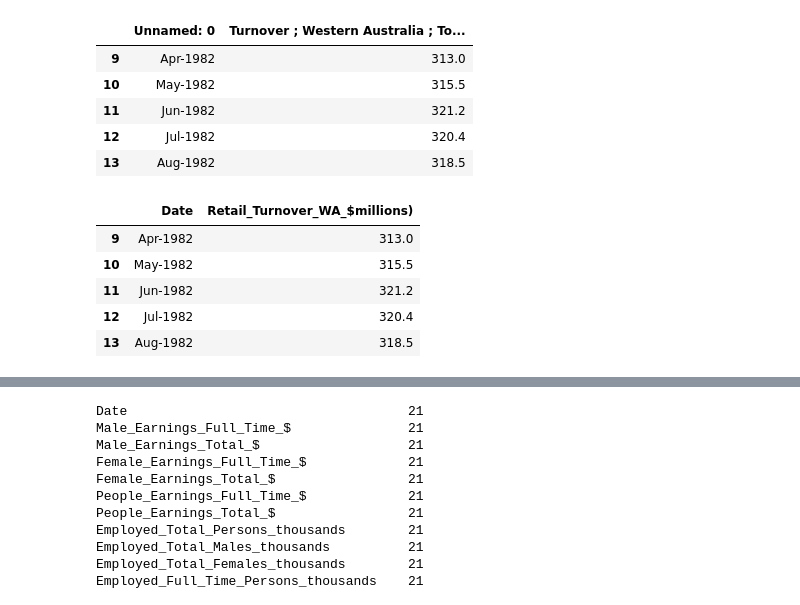
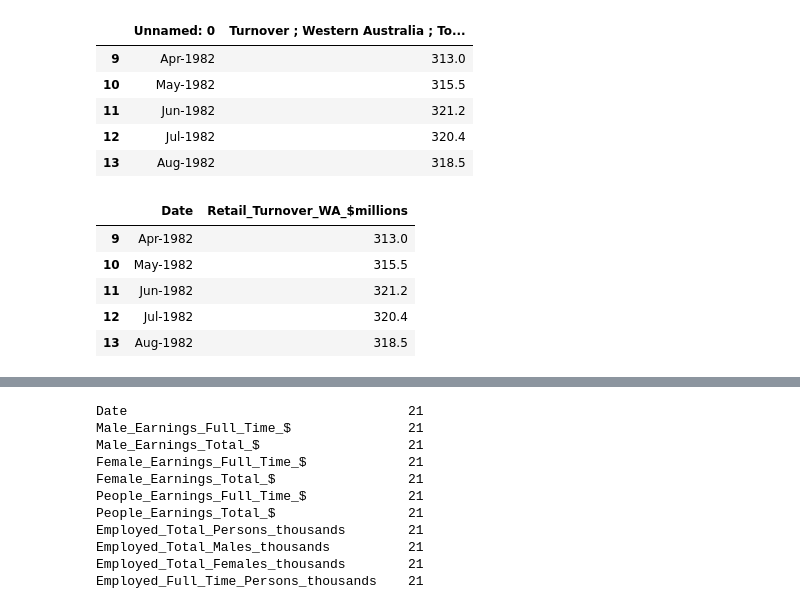
Before and after one commit to EmilyCoxon/Project-2, a Jupyter notebook: ETL_original_code.ipynb, the cells around one changed output, grey strips where cells are left out. Cells and saved outputs as stored; diff of their text form; code cells hidden in the pictures.

```diff
--- a/ETL_original_code.ipynb
+++ b/ETL_original_code.ipynb
@@ -208,10 +208,10 @@ retail_turnover_reduced.head()
 | 13 | Aug-1982 | 318.5 |
 # %%
 #rename headers
-retail_turnover_reduced.columns = ['Date', 'Retail_Turnover_WA_$millions)']
+retail_turnover_reduced.columns = ['Date', 'Retail_Turnover_WA_$millions']
 retail_turnover_reduced.head()
 # %% [output]
-|  | Date | Retail_Turnover_WA_$millions) |
+|  | Date | Retail_Turnover_WA_$millions |
 | 9 | Apr-1982 | 313.0 |
 | 10 | May-1982 | 315.5 |
 | 11 | Jun-1982 | 321.2 |
```
Also changed, not shown: parts of 4 cells of this notebook, 6 other files.
